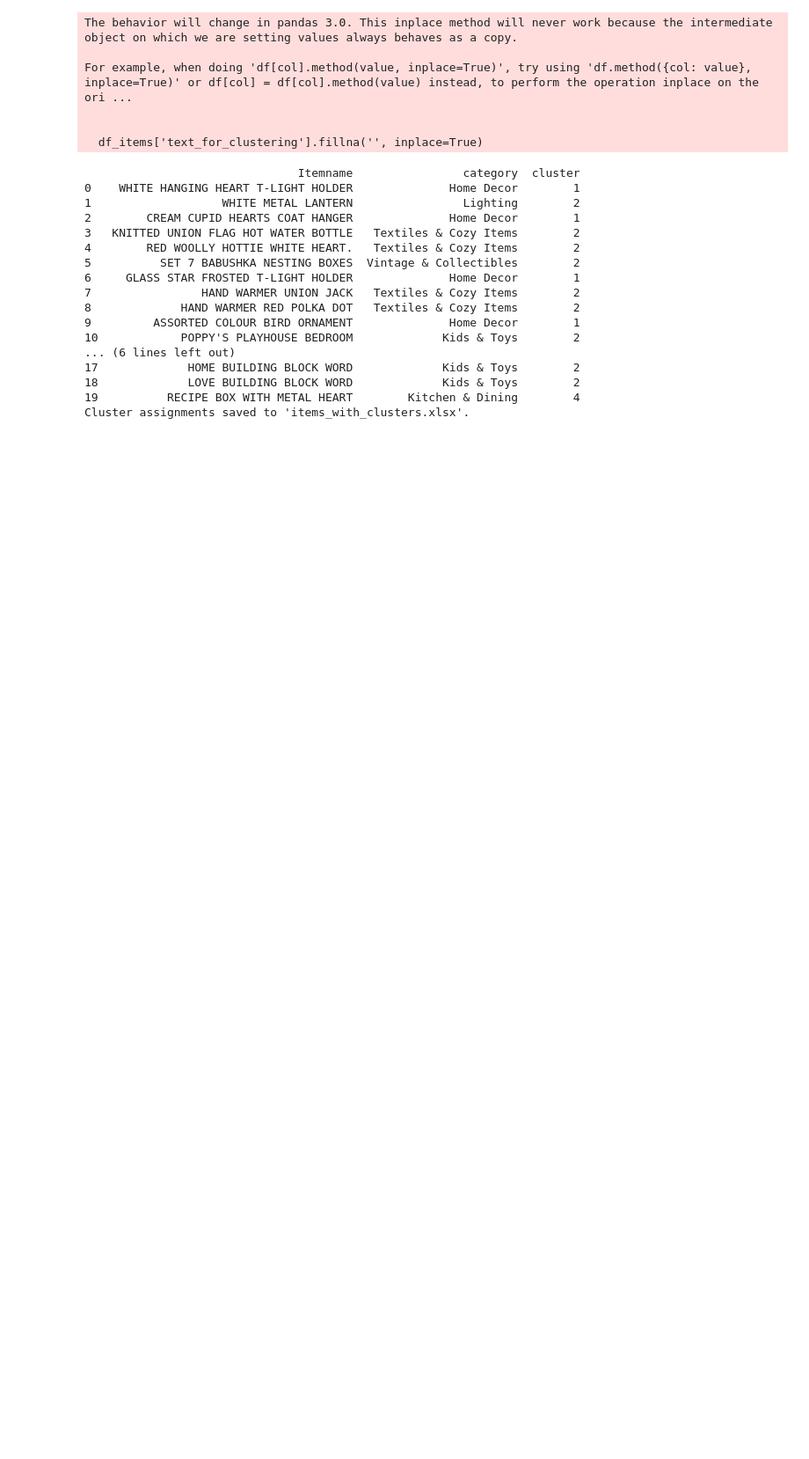
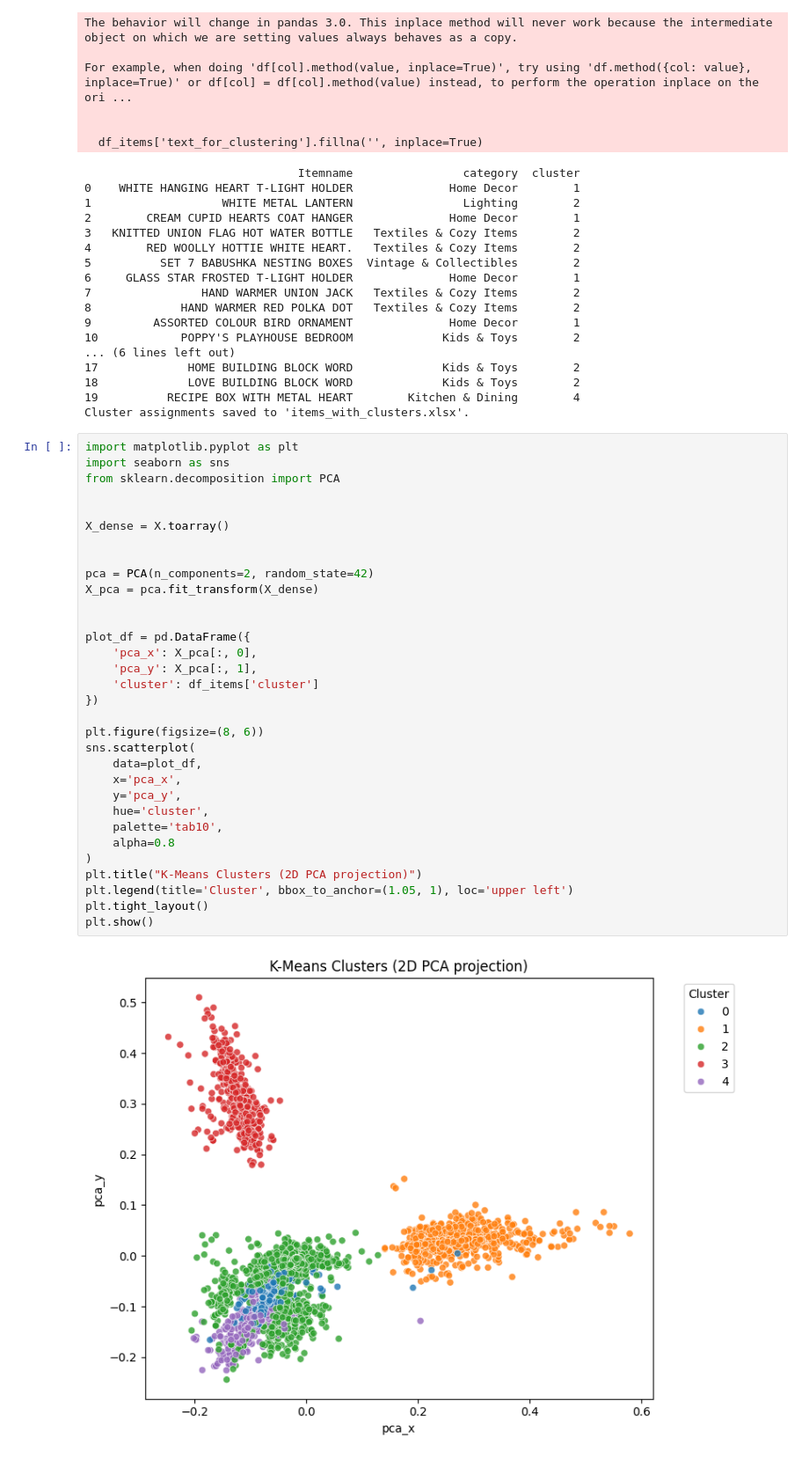
Before and after one commit to Mohammed87FS/Apriori_VS_Word2Vec, a Jupyter notebook: Apriori.ipynb, the cells around one changed output. Shown at 88% size. Drawn from its saved outputs; the diff is of its cells as text; blank space fills up the shorter version.

Commit message:
added scatter plot

```diff
--- a/Apriori.ipynb
+++ b/Apriori.ipynb
@@ -316,3 +316,37 @@ For example, when doing 'df[col].method(value, inplace=True)', try using 'df.met
 18             LOVE BUILDING BLOCK WORD             Kids & Toys        2
 19          RECIPE BOX WITH METAL HEART        Kitchen & Dining        4
 Cluster assignments saved to 'items_with_clusters.xlsx'.
+# %%
+import matplotlib.pyplot as plt
+import seaborn as sns
+from sklearn.decomposition import PCA
+
+
+X_dense = X.toarray()
+
+
+pca = PCA(n_components=2, random_state=42)
+X_pca = pca.fit_transform(X_dense)
+
+
+plot_df = pd.DataFrame({
+    'pca_x': X_pca[:, 0],
+    'pca_y': X_pca[:, 1],
+    'cluster': df_items['cluster']
+})
+
+plt.figure(figsize=(8, 6))
+sns.scatterplot(
+    data=plot_df,
+    x='pca_x',
+    y='pca_y',
+    hue='cluster',
+    palette='tab10',
+    alpha=0.8
+)
+plt.title("K-Means Clusters (2D PCA projection)")
+plt.legend(title='Cluster', bbox_to_anchor=(1.05, 1), loc='upper left')
+plt.tight_layout()
+plt.show()
+# %% [output]
+[figure, added]
```
Also changed, not shown: 1 other file.
